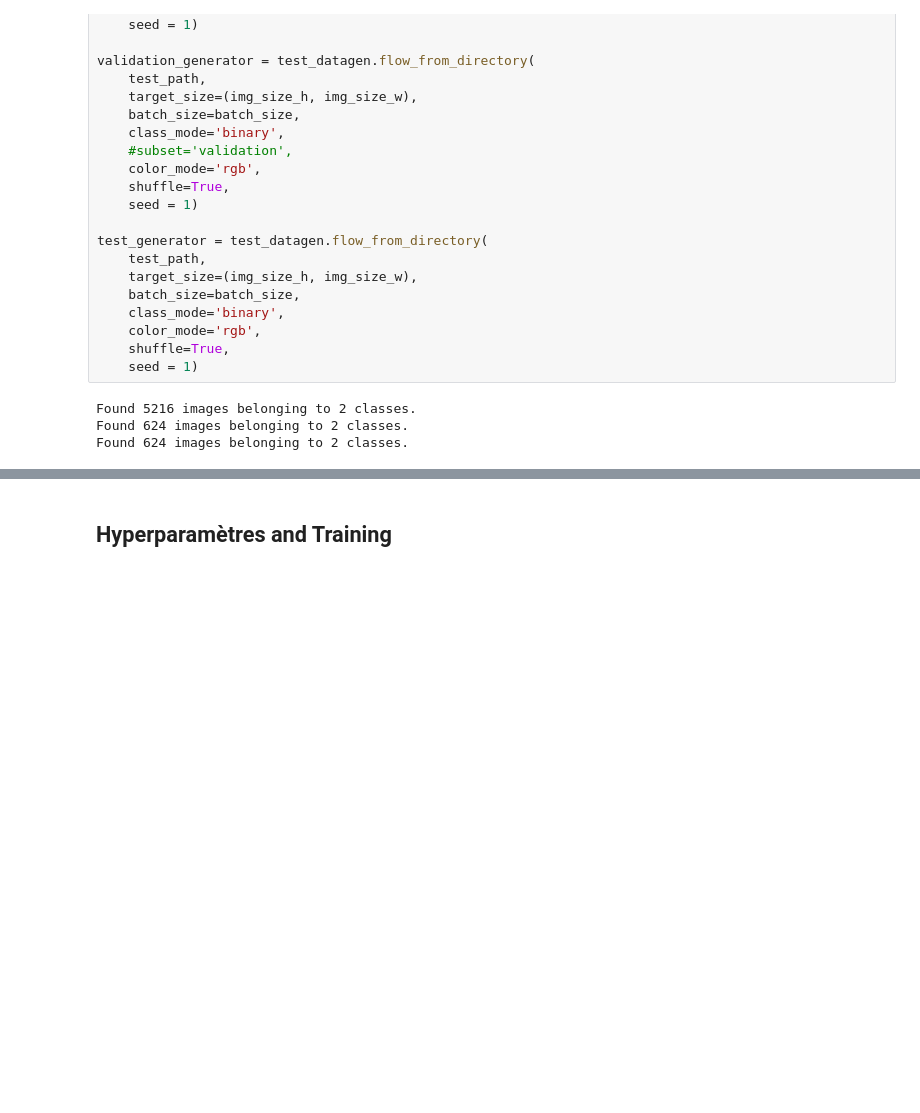
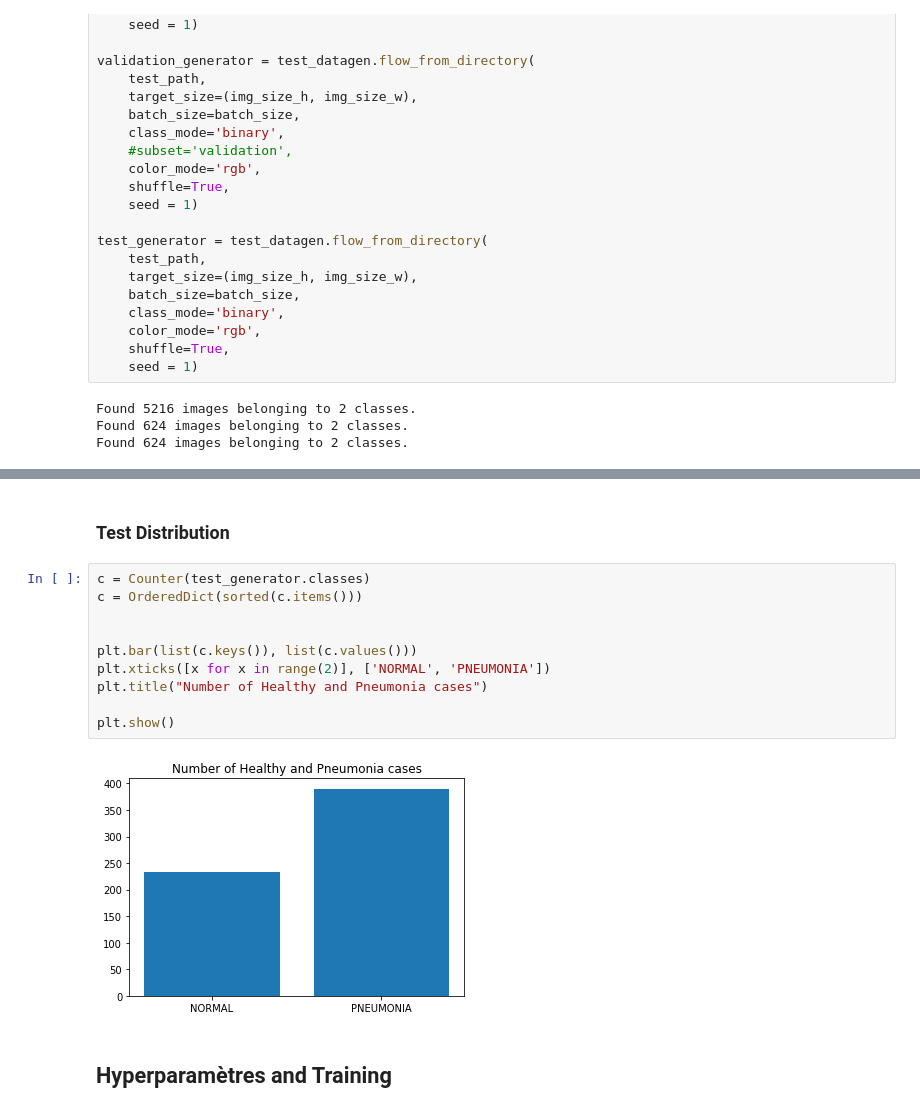
Before and after one commit to Slimcchi/Pneumonia_classification, a Jupyter notebook: Pneumonie_Base.ipynb, the cells around one changed output, grey strips where cells are left out. Saved outputs shown, nothing was run; the diff lists cells and outputs as text; blank space fills up the shorter version.

```diff
--- a/Pneumonie_Base.ipynb
+++ b/Pneumonie_Base.ipynb
@@ -192,3 +207,17 @@ Found 624 images belonging to 2 classes.
+# %% [markdown]
+### Test Distribution
+# %%
+c = Counter(test_generator.classes)
+c = OrderedDict(sorted(c.items()))
+
+
+plt.bar(list(c.keys()), list(c.values()))
+plt.xticks([x for x in range(2)], ['NORMAL', 'PNEUMONIA'])
+plt.title("Number of Healthy and Pneumonia cases")
+
+plt.show()
+# %% [output]
+[figure, added]
 # %% [markdown]
 ## Hyperparamètres and Training
 # %% [markdown]
```
Also changed, not shown: parts of 4 cells of this notebook.
